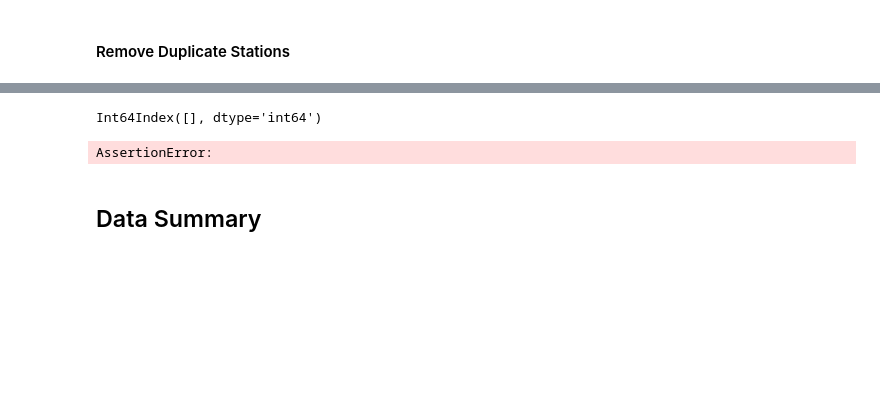
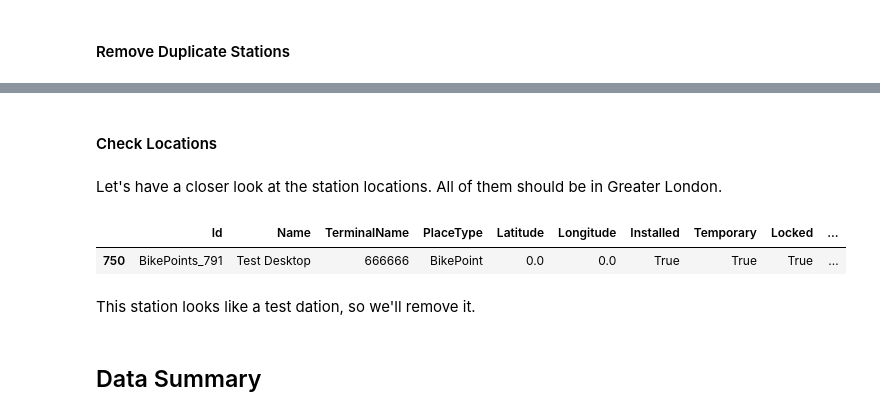
Before and after one commit to ibrahim85/spts-uoe, a Jupyter notebook: data_cleaning.ipynb, the cells around one changed output, grey strips where cells are left out. Saved outputs shown, nothing was run; the diff lists cells and outputs as text; code cells hidden in the pictures; blank space fills up the shorter version.

Commit message:
started stations EDA

```diff
--- a/data_cleaning.ipynb
+++ b/data_cleaning.ipynb
@@ -291,12 +294,15 @@ dtype: int64
 # %% [markdown]
 #### Remove Duplicate Stations
 # %%
-def find_name_changes(df):
-    names_per_id_count = df.groupby('Id')['Name'].count()
-    ids_with_several_names_idx = names_per_id_count[names_per_id_count != 1].index.values
-    return df[df['Id'].isin(ids_with_several_names_idx)]
+def find_names_changes(df):
+    """Find Ids that have more than one Name or TerminalName"""
 
-ids_with_several_names_df = find_name_changes(stations_dataset)
+
+    names_per_id_count = df.groupby('Id')['Name', 'TerminalName'].count()
+    ids_with_several_names = names_per_id_count[(names_per_id_count['Name'] != 1) | (names_per_id_count['Name'] != 1)]
+    return df[df['Id'].isin(ids_with_several_names.index.values)]
+
+ids_with_several_names_df = find_names_changes(stations_dataset)
 ids_with_several_names_df
 # %% [output]
 |  | Id | Name | TerminalName | PlaceType | Latitude | Longitude | Installed | Temporary | Locked | ... |
@@ -311,9 +319 @@ duplicated_id_idx = is_duplicated_id[is_duplicated_id == True].index
 stations_dataset.drop(duplicated_id_idx, inplace=True)
-# %%
-duplicated_id_idx
-# %% [output]
-Int64Index([], dtype='int64')
-# %%
-assert len(find_name_changes(stations_dataset)) == 0
-# %% [output]
-AssertionError:
@@ -319,0 +323,21 @@ AssertionError:
+# %% [markdown]
+#### Check Locations
+# %% [markdown]
+Let's have a closer look at the station locations. All of them should be in Greater London.
+# %%
+# bounding box for Greater London
+min_longitude = -0.489
+min_latitude = 51.28
+max_longitude = 0.236
+max_latitude = 51.686
+
+def find_locations_outside_box(locations, min_longitude, min_latitude, max_longitude, max_latitude):
+    latitude_check = ~(locations['Latitude'] >= min_latitude) & (locations['Latitude'] <= max_latitude)
+    longitude_check = ~(locations['Longitude'] >= min_longitude) & (locations['Longitude'] <= max_longitude)
+    return locations[(latitude_check | longitude_check)]
+
+outlier_locations_df = find_locations_outside_box(stations_dataset, min_longitude, min_latitude, max_longitude, max_latitude)
+outlier_locations_df
+# %% [output]
+|  | Id | Name | TerminalName | PlaceType | Latitude | Longitude | Installed | Temporary | Locked | ... |
+| 750 | BikePoints_791 | Test Desktop | 666666 | BikePoint | 0.0 | 0.0 | True | True | True | ... |
@@ -319,0 +348,2 @@ AssertionError:
+# %% [markdown]
+This station looks like a test dation, so we'll remove it.
```
Also changed, not shown: parts of 8 cells of this notebook, 3 other files.
